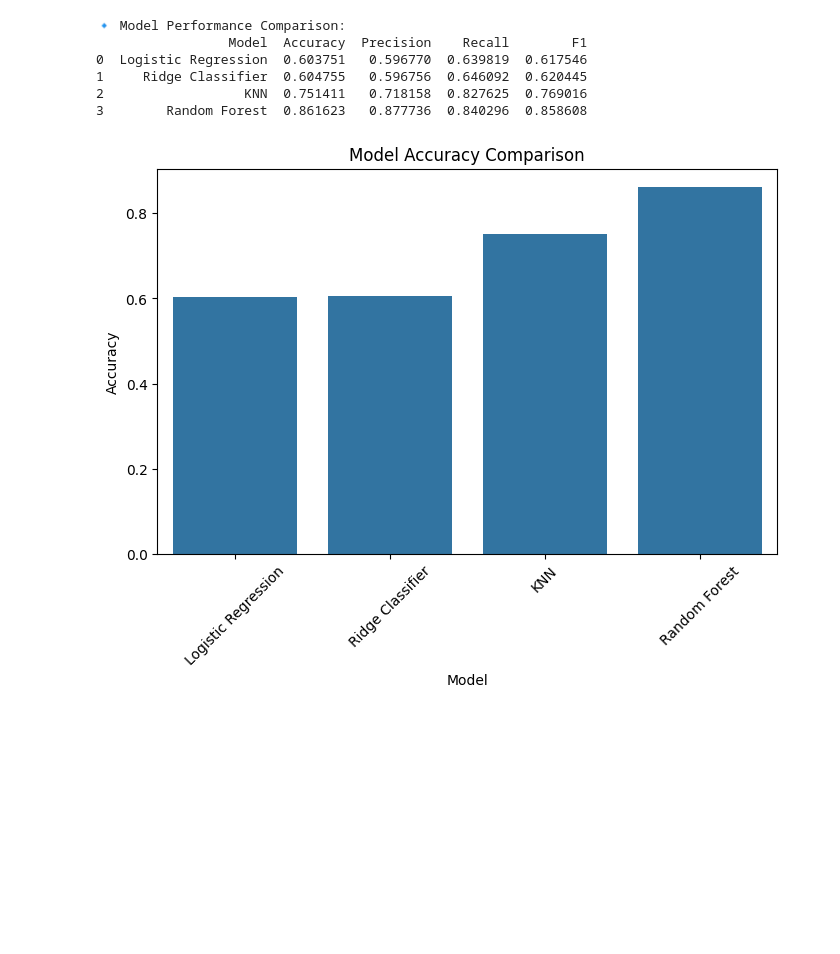
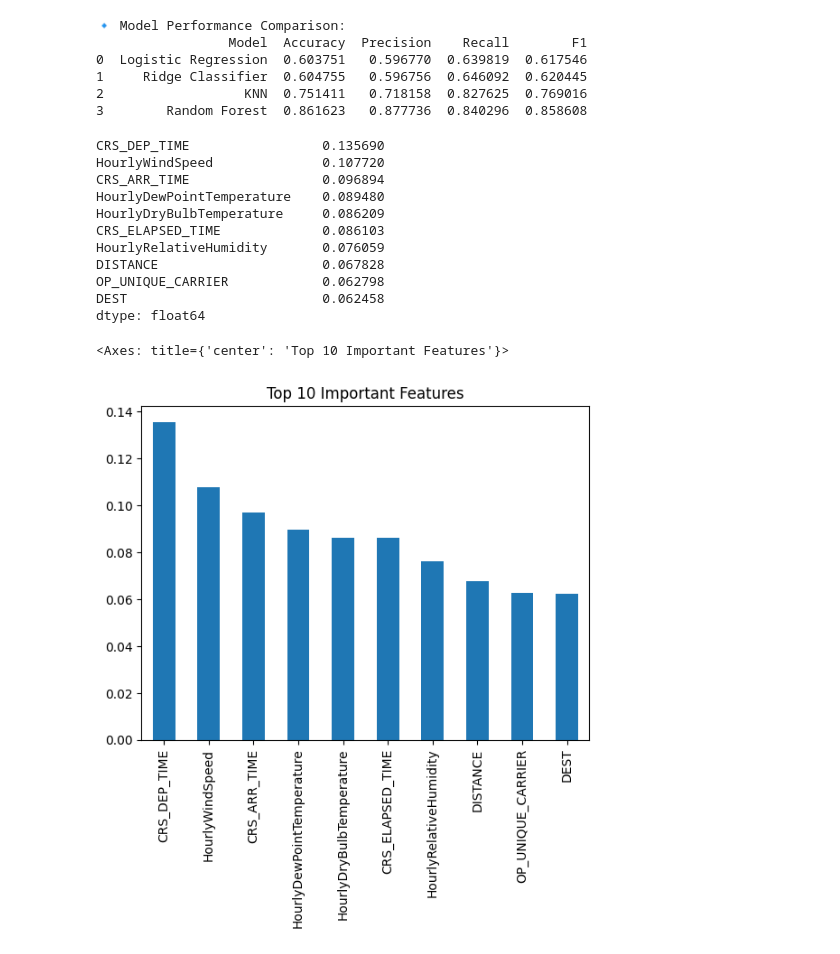
Before and after one commit to cestthanh/USA-flight-delay-prediction, a Jupyter notebook: 2025/Classification/classification.ipynb, the cells around one changed output. Drawn from its saved outputs; the diff is of its cells as text; code cells hidden in the pictures; blank space fills up the shorter version.

```diff
--- a/2025/Classification/classification.ipynb
+++ b/2025/Classification/classification.ipynb
@@ -135,13 +135,3 @@ print(results_df)
 1     Ridge Classifier  0.604755   0.596756  0.646092  0.620445
 2                  KNN  0.751411   0.718158  0.827625  0.769016
 3        Random Forest  0.861623   0.877736  0.840296  0.858608
-# %%
-# 🔟 Plot Performance
-# ===============================
-plt.figure(figsize=(8,5))
-sns.barplot(x="Model", y="Accuracy", data=results_df)
-plt.title("Model Accuracy Comparison")
-plt.xticks(rotation=45)
-plt.show()
-# %% [output]
-[figure, removed]
@@ -172,0 +138,19 @@ plt.show()
+# %%
+importances = models["Random Forest"].feature_importances_
+feat_importance = pd.Series(importances, index=X.columns).sort_values(ascending=False)
+print(feat_importance.head(10))
+feat_importance.head(10).plot(kind='bar', title='Top 10 Important Features')
+# %% [output]
+CRS_DEP_TIME                 0.135690
+HourlyWindSpeed              0.107720
+CRS_ARR_TIME                 0.096894
+HourlyDewPointTemperature    0.089480
+HourlyDryBulbTemperature     0.086209
+CRS_ELAPSED_TIME             0.086103
+HourlyRelativeHumidity       0.076059
+DISTANCE                     0.067828
+OP_UNIQUE_CARRIER            0.062798
+DEST                         0.062458
+dtype: float64
+<Axes: title={'center': 'Top 10 Important Features'}>
+[figure, added]
```
Also changed, not shown: parts of 2 cells of this notebook, 1 other file.
